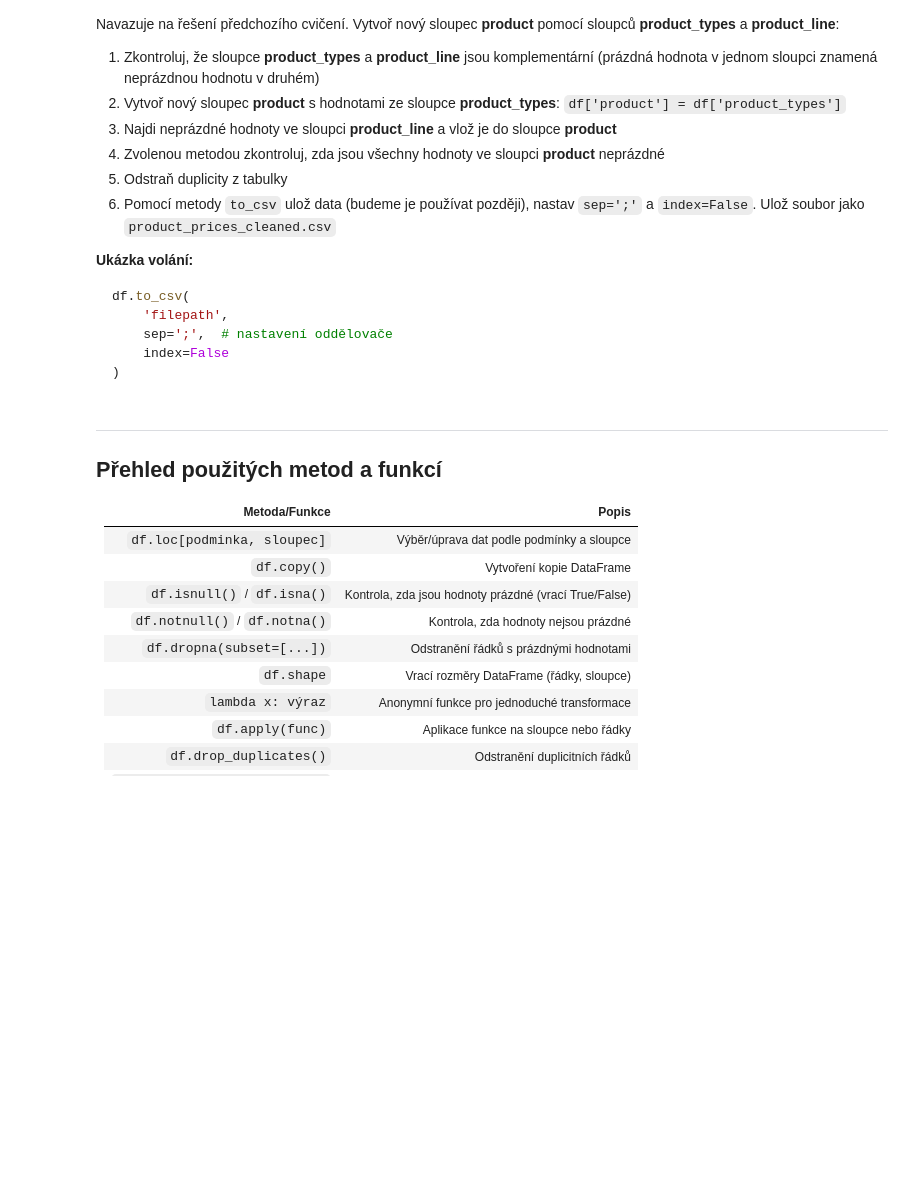
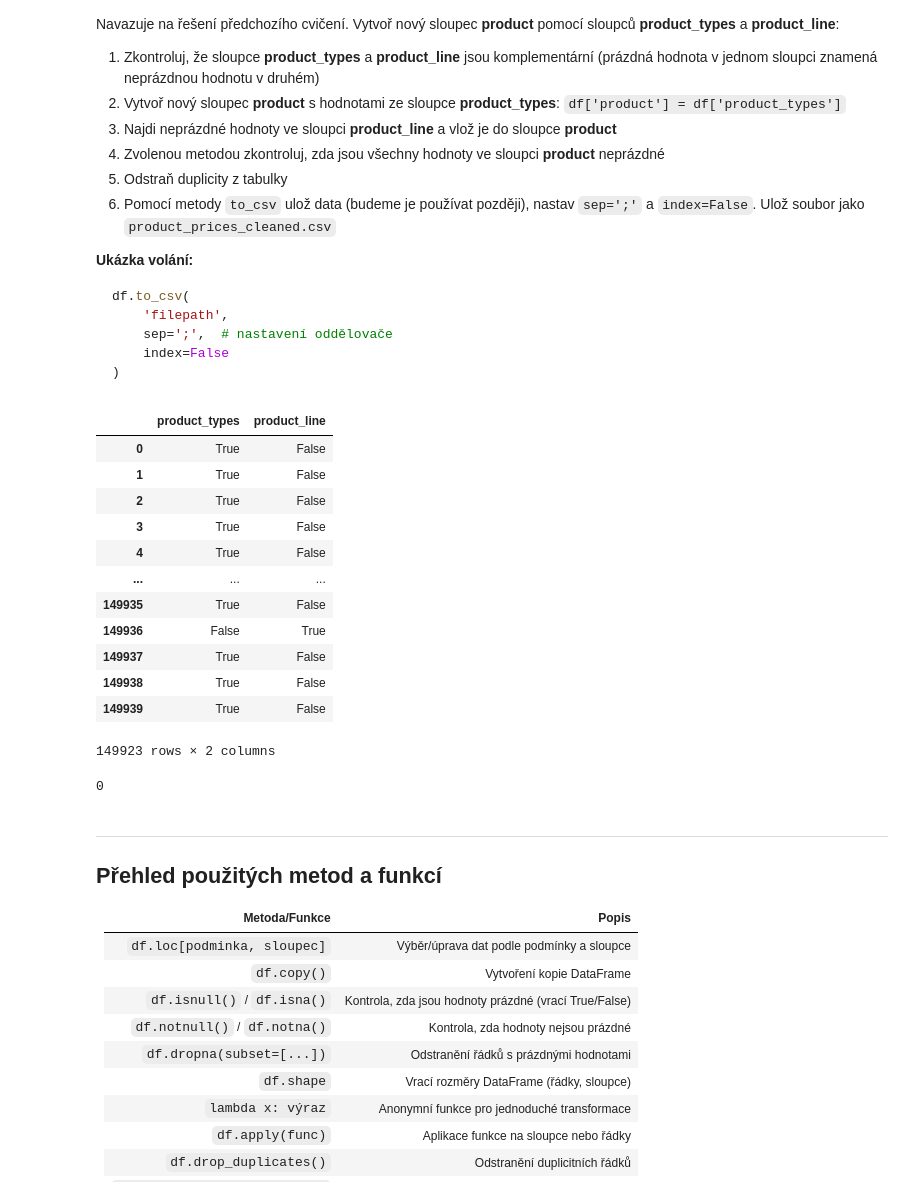
Before and after one commit to danakozakova/Python-CodersLab, a Jupyter notebook: Day_5/Day_5_03_Data_processing_part2_reseni.ipynb, the cells around one changed output. Cells and saved outputs as stored; diff of their text form; code cells hidden in the pictures; blank space fills up the shorter version.

```diff
--- a/Day_5/Day_5_03_Data_processing_part2_reseni.ipynb
+++ b/Day_5/Day_5_03_Data_processing_part2_reseni.ipynb
@@ -628,0 +627,19 @@ df.to_csv(
+# %%
+# Tvůj kód zde:
+# 1. Kontrola, že sloupce jsou komplementární
+# (prázdná hodnota v jednom = neprázdná v druhém)
+df[['product_types', 'product_line']].isnull()
+# %% [output]
+|  | product_types | product_line |
+| 0 | True | False |
+| 1 | True | False |
+| 2 | True | False |
+| 3 | True | False |
+| 4 | True | False |
+| ... | ... | ... |
+| 149935 | True | False |
+| 149936 | False | True |
+| 149937 | True | False |
+| 149938 | True | False |
+| 149939 | True | False |
+149923 rows × 2 columns
@@ -628,0 +652,5 @@ df.to_csv(
+# %%
+# 4. Kontrola, že všechny hodnoty ve sloupci product jsou neprázdné
+print(df['product'].isnull().sum())
+# %% [output]
+0
```
Also changed, not shown: parts of 4 cells of this notebook.
